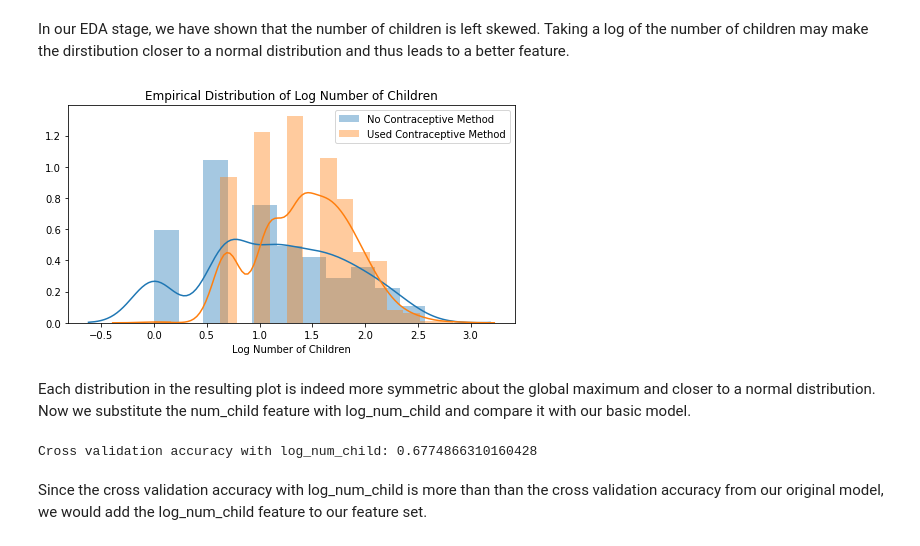
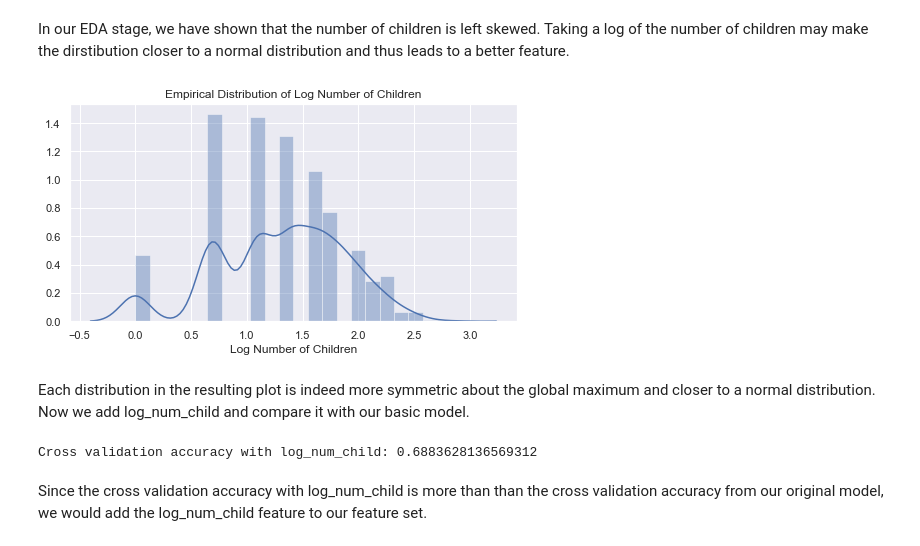
Before and after one commit to angelynaye/DS100-Final-Project, a Jupyter notebook: Final_Project_Code.ipynb, the cells around one changed output. Drawn from its saved outputs; the diff is of its cells as text; code cells hidden in the pictures.

Commit message:
updated rf with list features

```diff
--- a/Final_Project_Code.ipynb
+++ b/Final_Project_Code.ipynb
@@ -921,26 +921,23 @@ In our EDA stage, we have shown that the number of children is left skewed. Taki
 # %%
 plt.figure(figsize=(8, 4))
 training_data["log_num_child"] = np.log(training_data["num_child"] + 1)
-sns.distplot(training_data.loc[(training_data["contraceptive"]==0) , "log_num_child"])
-sns.distplot(training_data.loc[(training_data["contraceptive"]==1) , "log_num_child"])
+sns.distplot(training_data["log_num_child"])
 plt.xlabel("Log Number of Children")
 plt.title("Empirical Distribution of Log Number of Children")
-plt.legend(labels=["No Contraceptive Method", "Used Contraceptive Method"])
 plt.show();
 # %% [output]
-[figure, old version]
+[figure, new version]
 # %% [markdown]
-Each distribution in the resulting plot is indeed more symmetric about the global maximum and closer to a normal distribution. Now we substitute the num_child feature with log_num_child and compare it with our basic model.
+Each distribution in the resulting plot is indeed more symmetric about the global maximum and closer to a normal distribution. Now we add log_num_child and compare it with our basic model.
 # %%
 X_train["log_num_child"] = np.log(X_train["num_child"] + 1)
 X_test["log_num_child"] = np.log(X_test["num_child"] + 1)
 # %%
-features_log = list(set(features))
+features_log = features[:]
 features_log.append("log_num_child")
-features_log.remove("num_child")
 print("Cross validation accuracy with log_num_child: " + str(cross_validate_accuracy(model, X_train[features_log], y_train)))
 # %% [output]
-Cross validation accuracy with log_num_child: 0.6774866310160428
+Cross validation accuracy with log_num_child: 0.6883628136569312
 # %% [markdown]
 Since the cross validation accuracy with log_num_child is more than than the cross validation accuracy from our original model, we would add the log_num_child feature to our feature set.
 # %% [markdown]
```
Also changed, not shown: parts of 20 cells of this notebook.
